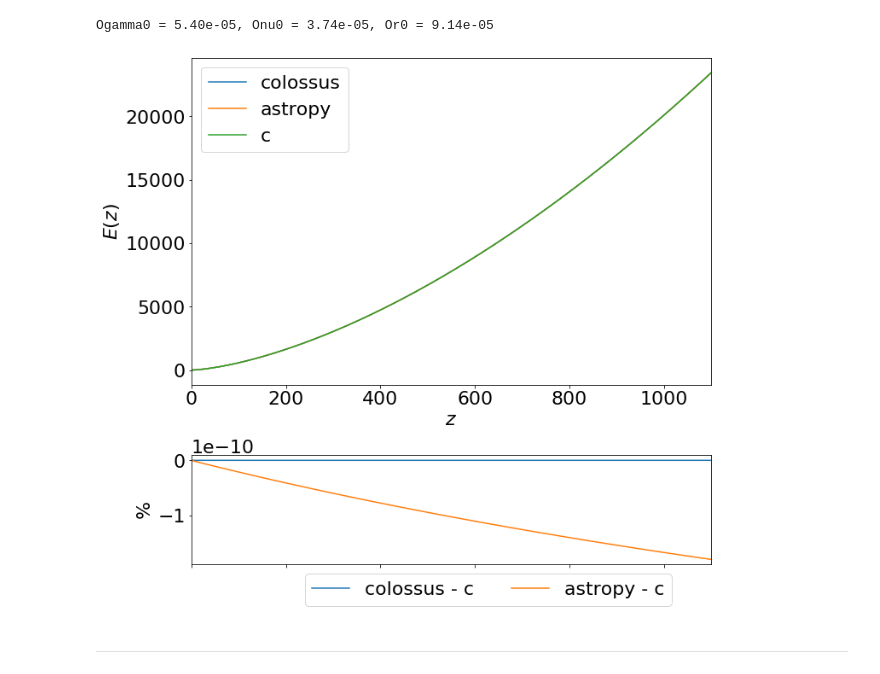
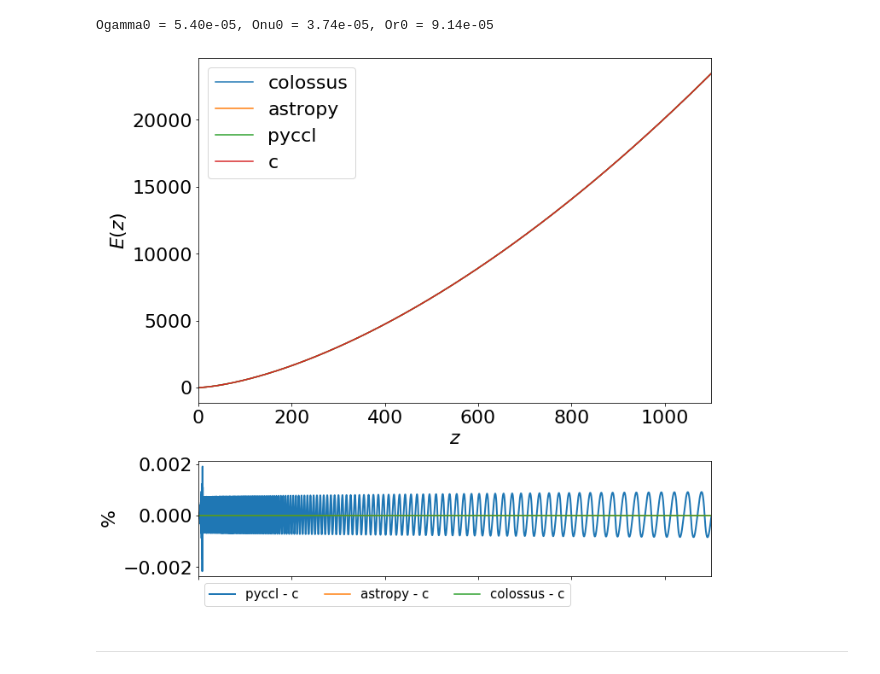
Before and after one commit to Yucheng-Zhang/cosmo-notes, a Jupyter notebook: background.ipynb, the cells around one changed output. Cells and saved outputs as stored; diff of their text form; code cells hidden in the pictures.

```diff
--- a/background.ipynb
+++ b/background.ipynb
@@ -30,16 +31,17 @@ def c_plot(ylabel, zs, res, c_res, res_as=None, res_ccl=None, xscale='linear', y
     ax.set_xlabel(r'$z$')
     ax.legend()
 
-    ay.plot(zs, 100 * (res / c_res - 1), label='colossus - c')
+    if res_ccl is not None:
+        ay.plot(zs, 100 * (res_ccl / c_res - 1), label='pyccl - c', lw=2)
     if res_as is not None:
         ay.plot(zs, 100 * (res_as / c_res - 1), label='astropy - c')
-    if res_ccl is not None:
-        ay.plot(zs, 100 * (res_ccl / c_res - 1), label='pyccl - c')
+    ay.plot(zs, 100 * (res / c_res - 1), label='colossus - c')
+
     ay.set_xlim(zs[0], zs[-1])
     ay.set_xscale(xscale)
     ay.set_ylabel(r'$\%$')
     ay.tick_params(axis='x', which='both', labelbottom=False)
-    ay.legend(ncol=3, loc='upper left', bbox_to_anchor=(0.2, 0))
+    ay.legend(ncol=3, loc='upper left', bbox_to_anchor=(0, 0), fontsize=15)
 
     plt.show()
 # %% [markdown]
@@ -57,7 +59,7 @@ Cosmology "planck18"
 cosmo_as = FlatLambdaCDM(H0=cosmo.H0, Om0=cosmo.Om0, Tcmb0=cosmo.Tcmb0, Neff=cosmo.Neff, Ob0=cosmo.Ob0)
 # %%
 cosmo_ccl = pyccl.Cosmology(Omega_c=(cosmo.Om0-cosmo.Ob0), Omega_b=cosmo.Ob0, h=cosmo.H0/100, n_s=cosmo.ns, sigma8=cosmo.sigma8,
-                            Omega_k=0, Neff=cosmo.Neff, T_CMB=cosmo.Tcmb0, w0=-1, wa=0)
+                            Omega_k=0., Neff=cosmo.Neff, T_CMB=cosmo.Tcmb0, w0=-1, wa=0)
 # %% [markdown]
 ---
 # %% [markdown]
@@ -65,13 +67,13 @@ cosmo_ccl = pyccl.Cosmology(Omega_c=(cosmo.Om0-cosmo.Ob0), Omega_b=cosmo.Ob0, h=
 - Friedmann equation can be rewritten as $E(z) \equiv \frac{H(z)}{H_0} = \sqrt{\Omega_{m,0}(1+z)^3 + \Omega_{\rm rad,0}(1+z)^4 + \Omega_{\Lambda,0}}$
 - $\Omega_{\rm rad} = \Omega_\gamma + \Omega_\nu$ : the density of relativistic species, i.e. Photon + Neutrino (assuming negligible mass)
 # %%
-Ogamma0 = cosmo.Ogamma(z=0)
-Onu0 = cosmo.Onu(z=0)
-Or0 = cosmo.Or(z=0)
+Ogamma0 = cosmo.Ogamma(z=0.)
+Onu0 = cosmo.Onu(z=0.)
+Or0 = cosmo.Or(z=0.)
 print('Ogamma0 = {:.2e}, Onu0 = {:.2e}, Or0 = {:.2e}'.format(Ogamma0, Onu0, Or0))
 
 if False:
-    Or0 = 0
+    Or0 = 0.
     print('Or0 set to zero')
 
 def c_E(z):
@@ -79,15 +81,17 @@ def c_E(z):
 # %% [output]
 Ogamma0 = 5.40e-05, Onu0 = 3.74e-05, Or0 = 9.14e-05
 # %%
-zs = np.arange(0, 1100, 0.1)
+zs = np.arange(0., 1100., 0.1)
+z2as = 1 / (1 + zs)
 
 Es = cosmo.Ez(zs)
 Es_as = cosmo_as.efunc(zs)
+Es_ccl = pyccl.h_over_h0(cosmo_ccl, z2as)
 c_Es = c_E(zs)
 
-c_plot(r'$E(z)$', zs, Es, c_Es, res_as=Es_as)
+c_plot(r'$E(z)$', zs, Es, c_Es, res_as=Es_as, res_ccl=Es_ccl)
 # %% [output]
-[figure, old version]
+[figure, new version]
 # %% [markdown]
 ---
 # %% [markdown]
```
Also changed, not shown: parts of 15 cells of this notebook.
